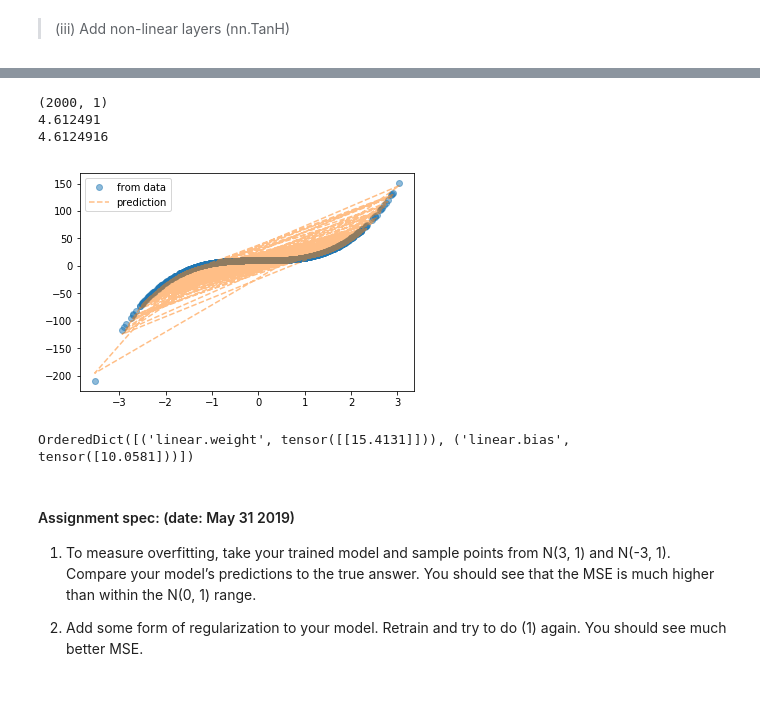
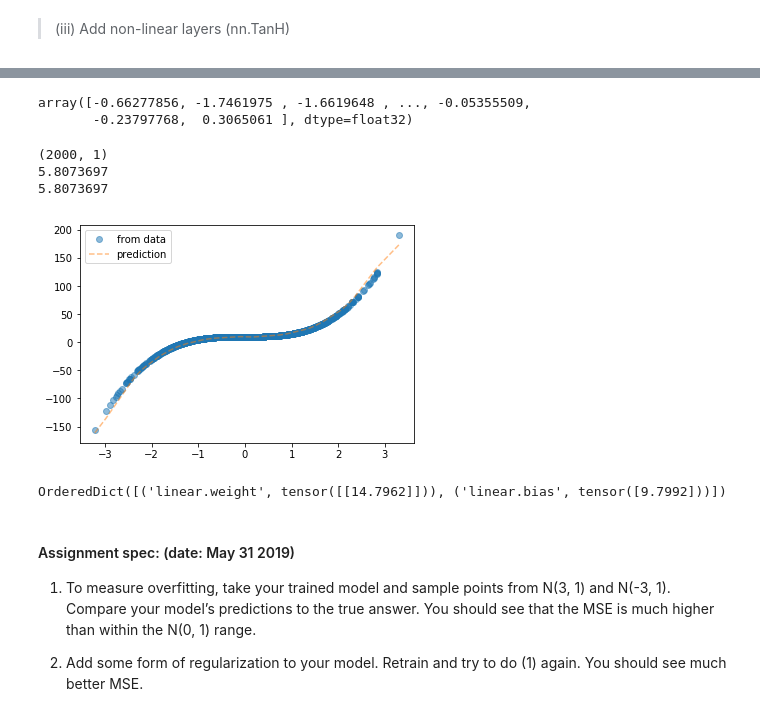
Before and after one commit to mhw32/curis-2019-projects, a Jupyter notebook: nn_exercise_hokyung.ipynb, the cells around one changed output, grey strips where cells are left out. Saved outputs shown, nothing was run; the diff lists cells and outputs as text; code cells hidden in the pictures.

```diff
--- a/nn_exercise_hokyung.ipynb
+++ b/nn_exercise_hokyung.ipynb
@@ -26,7 +26,7 @@ def print_result(x_eval, y_eval, model):
     print(final_loss2)
 
     plt.plot(x_eval, y_eval, 'o', label = 'from data', alpha = 0.5)
-    plt.plot(x_eval, predicted, '--', label = 'prediction', alpha = 0.5)
+    plt.plot(x_eval, predicted[:, 0], '--', label = 'prediction', alpha = 0.5)
     plt.legend()
     plt.show()
     print(model_ln.state_dict())
@@ -184,14 +184,20 @@ training epoch 1950, loss 9.274558067321777
+# %%
+x_eval
+# %% [output]
+array([-0.66277856, -1.7461975 , -1.6619648 , ..., -0.05355509,
+       -0.23797768,  0.3065061 ], dtype=float32)
 # %%
 # Evalutate non-linear neural network on test set
 x_eval = x[training_cutoff:]
 y_eval = y[training_cutoff:]
-print_result(x_eval, y_eval, model_tanH)
+order = np.argsort(x_eval)
+print_result(x_eval[order], y_eval[order], model_tanH)
 # %% [output]
 (2000, 1)
-4.612491
-4.6124916
+5.8073697
+5.8073697
-[figure, old version]
+[figure, new version]
-OrderedDict([('linear.weight', tensor([[15.4131]])), ('linear.bias', tensor([10.0581]))])
+OrderedDict([('linear.weight', tensor([[14.7962]])), ('linear.bias', tensor([9.7992]))])
 # %% [markdown]
 #### Assignment spec: (date: May 31 2019)
 1. To measure overfitting, take your trained model and sample points from N(3, 1) and N(-3, 1). Compare your model’s predictions to the true answer. You should see that the MSE is much higher than within the N(0, 1) range.
```
Also changed, not shown: parts of 8 cells of this notebook.
